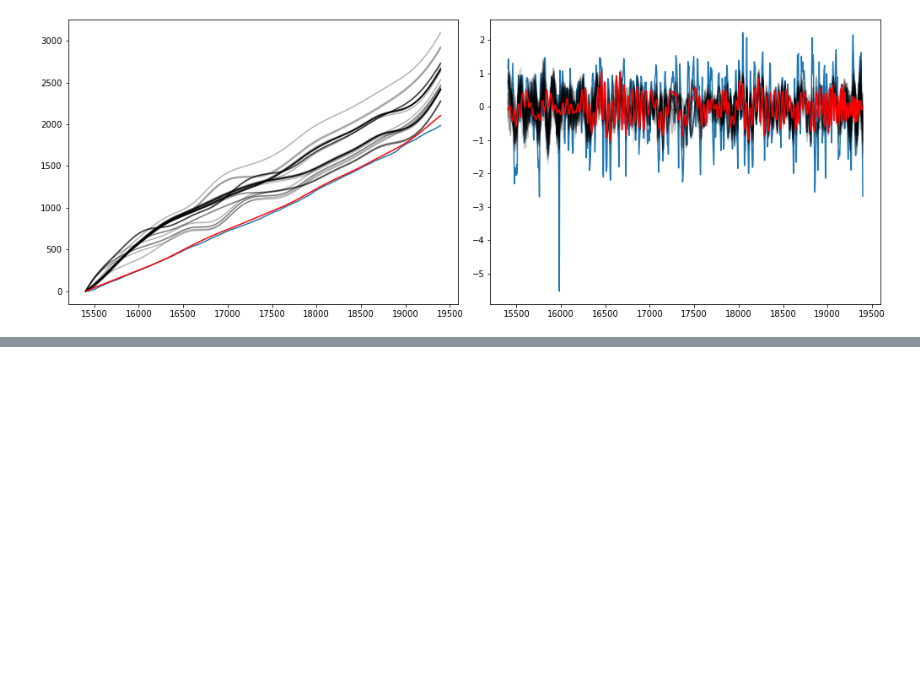
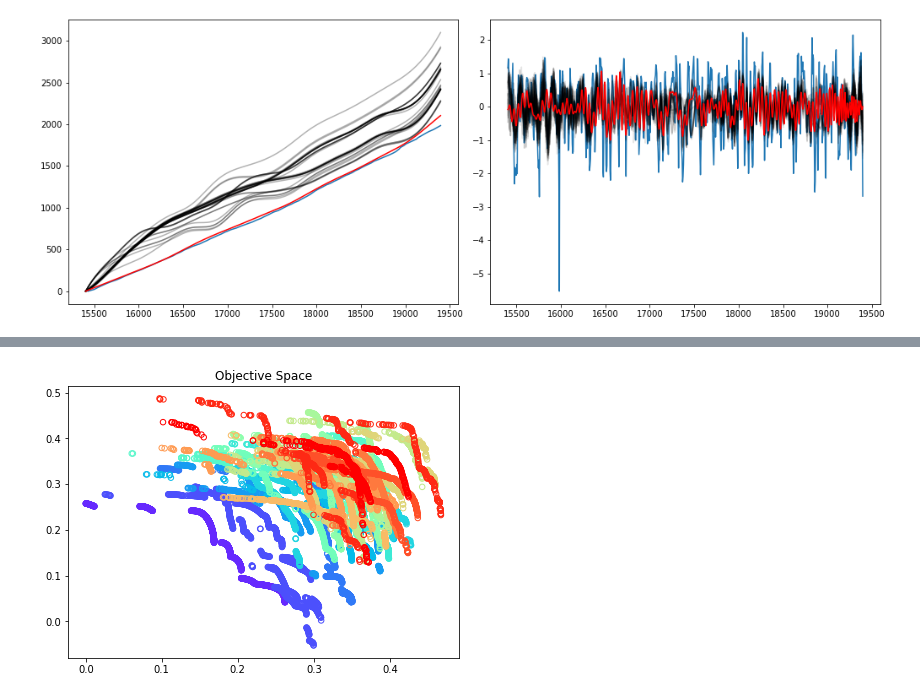
Before and after one commit to hhnam96/AstroGeo, a Jupyter notebook: ODP926.ipynb, the cells around one changed output, grey strips where cells are left out. Saved outputs shown, nothing was run; the diff lists cells and outputs as text; code cells hidden in the pictures; blank space fills up the shorter version.

```diff
--- a/ODP926.ipynb
+++ b/ODP926.ipynb
@@ -381,0 +385,23 @@ axs[0].plot(depth, time, color="red")
+# %%
+
+invSR_lims = [0, 2]
+fs = np.hstack([muy_k+p0, fe_k, s_k+p0])
+
+interpolator = interpolate_CubicSpline
+invSR_to_predx =  partial(invSR_to_pred,  data=[depth, y], invSR_lims=invSR_lims, fs=fs, interpolator=interpolate_CubicSpline)
+
+n_pieces = 2
+# metric_optimal = metric_piecewise([depth_genes, func_invSR_nominal(depth_genes)], [depth, y], fs, interpolator, n_pieces)
+# print(metric_optimal)
+# invSR_all = np.zeros((N_generations_max, N_population, N_genes))
+# invSR_ini = np.random.rand(N_population, N_genes)*invSR_lims[1]
+# invSR_all[0] = invSR_ini
+# metric_all = np.zeros((N_generations_max, N_population))
+# metric_ini = np.array([metric([depth_genes, invSR_ini_i], [depth, y], fs, interpolator, metric_type="BIC") for invSR_ini_i in invSR_ini])
+# metric_all[0] = metric_ini
+# interpolator = interpolate_CubicSpline
+# data = [depth, y]
+# # problem = invSRinference(depth_genes, invSR_lims, interpolator, data, fs, n_pieces=n_pieces, metric=metric_piecewise)
+# out = {}
+# problem._evaluate(np.random.rand(len(depth_genes)), out)
+# out
@@ -381,0 +530,18 @@ axs[0].plot(depth, time, color="red")
+# %%
+%matplotlib inline
+plt.figure(figsize=(7, 5))
+for i in range(N_ensemble):
+    res = res_ensemble[i]
+    plt.scatter(-res.F[:, 0], -res.F[:, 1], s=30, facecolors='none', color=cmap(N_genes_enemble[i]/N_genes_enemble[-1]))
+f1min, f1max = -res.F[:,0].min(), -res.F[:,1].max()
+f1grid = np.linspace(0, 1, 100)
+
+# for i in range(res.F.shape[0]):
+#     plt.plot(f1grid, -res.F[i,0] + -res.F[i,1] - f1grid, color="black",alpha=0.5)
+plt.title("Objective Space")
+# plt.xlim([0,1])
+# plt.ylim([0,1])
+# plt.plot(metric_optimal[0],metric_optimal[1], "d", color="black")
+plt.show()
+# %% [output]
+[figure, added]
```
Also changed, not shown: parts of 24 cells of this notebook, 4 other files.
